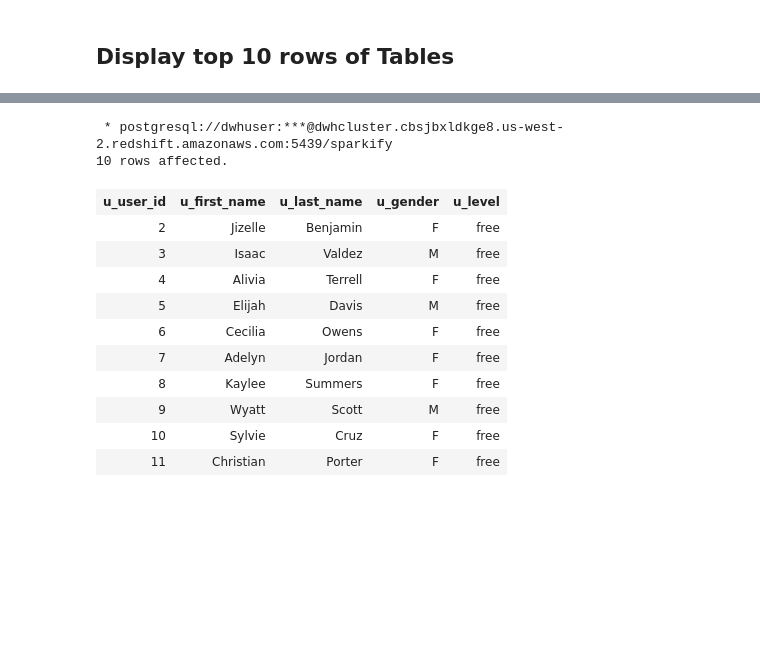
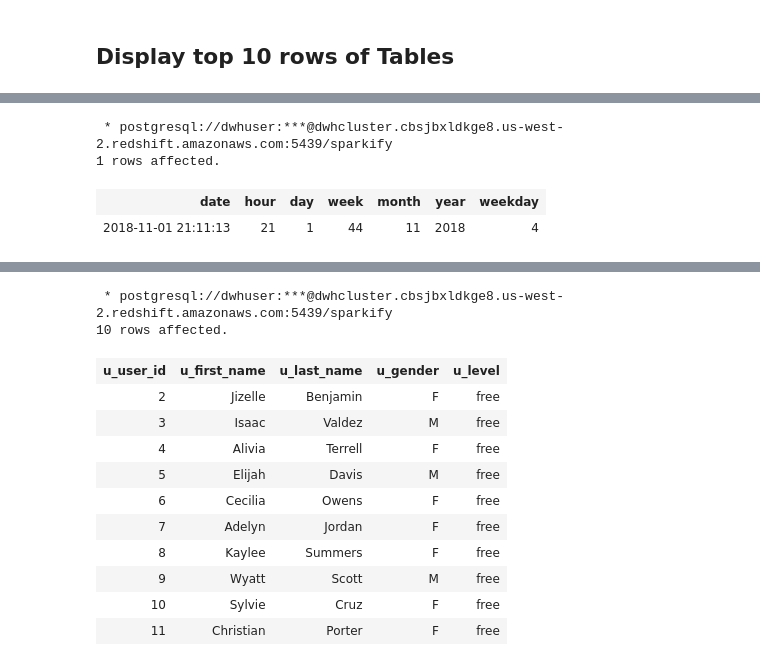
Before and after one commit to stephanderton/ETL-Cloud-Data-Warehouse, a Jupyter notebook: queries.ipynb, the cells around one changed output, grey strips where cells are left out. Saved outputs shown, nothing was run; the diff lists cells and outputs as text; code cells hidden in the pictures; blank space fills up the shorter version.

```diff
--- a/queries.ipynb
+++ b/queries.ipynb
@@ -83,3 +58,19 @@ LIMIT  10;
+# %%
+%%sql
+SELECT  DISTINCT sp_start_time          AS date,
+        DATE_PART(hour, date)::INT      AS hour,
+        DATE_PART(day, date)::INT       AS day,
+        DATE_PART(week, date)::INT      AS week,
+        DATE_PART(month, date)::INT     AS month,
+        DATE_PART(year, date)::INT      AS year,
+        DATE_PART(weekday, date)::INT   AS weekday
+FROM    songplays
+WHERE   sp_session_id = 139;
+# %% [output]
+ * postgresql://dwhuser:***@dwhcluster.cbsjbxldkge8.us-west-2.redshift.amazonaws.com:5439/sparkify
+1 rows affected.
+| date | hour | day | week | month | year | weekday |
+| 2018-11-01 21:11:13 | 21 | 1 | 44 | 11 | 2018 | 4 |
 # %%
 %%sql
 SELECT * FROM songplays
```
Also changed, not shown: parts of 13 cells of this notebook.
